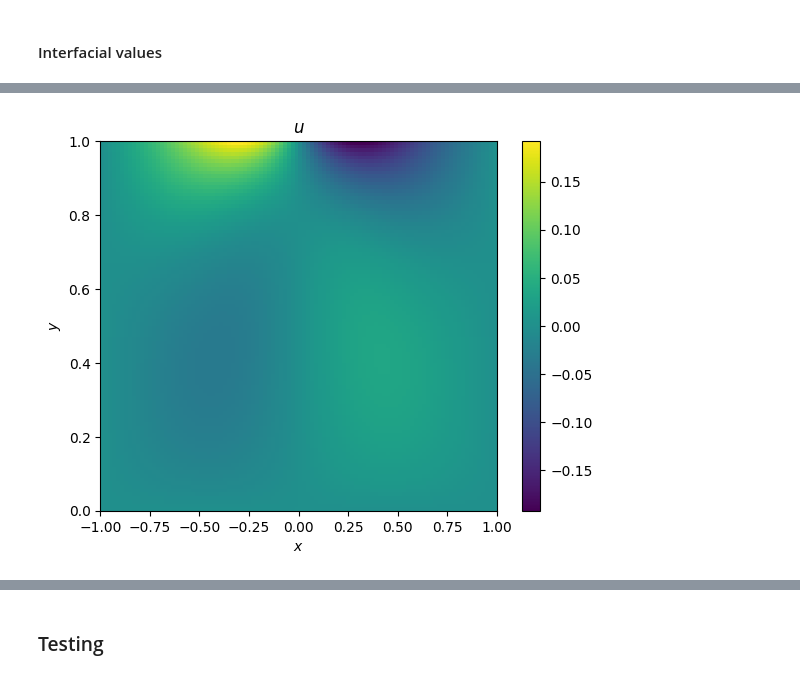
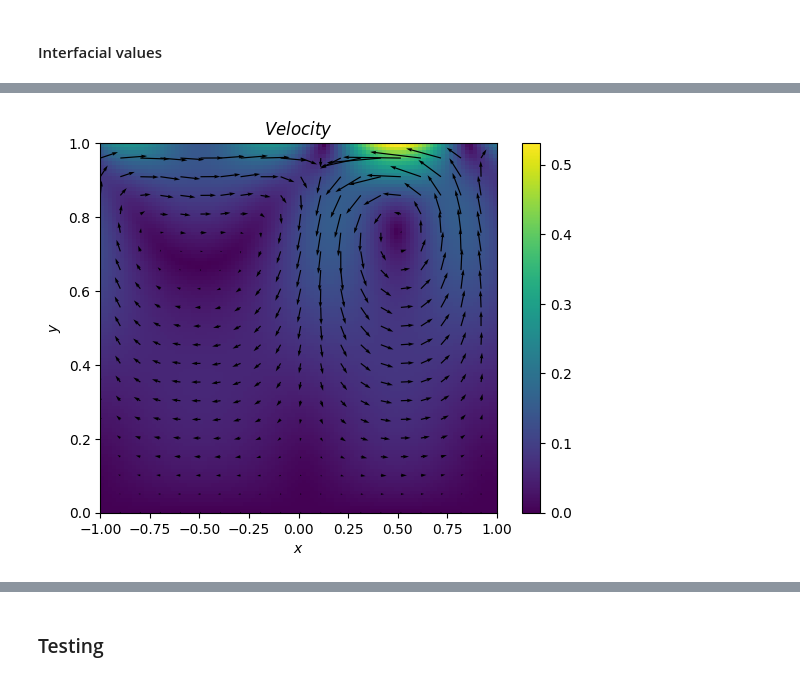
Before and after one commit to NiallOswald/photosurfactant, a Jupyter notebook: notebooks/linearised.ipynb, the cells around one changed output, grey strips where cells are left out. Saved outputs shown, nothing was run; the diff lists cells and outputs as text; code cells hidden in the pictures.

```diff
--- a/notebooks/linearised.ipynb
+++ b/notebooks/linearised.ipynb
@@ -246,7 +237,7 @@ I = np.eye(2)
 # %% [markdown]
 ### Expand Solutions in Terms of Unknown Parameters $\omega \neq 0$
 # %%
-unknowns = ["A_h", "B_h", "C_h", "D_h", "E_h", "F_h", "G_h", "H_h", "gamma_tr_h", "gamma_ci_h", "S_h", "const"]
+unknowns = ["A_h", "B_h", "C_h", "D_h", "E_h", "F_h", "G_h", "H_h", "gamma_tr_h", "gamma_ci_h", "S_h", "J_tr_h", "J_ci_h", "const"]
 
 def to_arr(vals, omega):
     """Converts a dictionary of values to an array."""
@@ -693,14 +744,18 @@ mass_balance_o = lhs - rhs
+# %%
+# Mass balance
+gamma_tr_vec = to_arr_o({"gamma_tr_h": 1})
+gamma_ci_vec = to_arr_o({"gamma_ci_h": 1})
+
+lhs = k_ci * chi_ci * d_c_ci_o(1)
+
+rhs = Pen_ci * (Dam_tr * gamma_tr_vec - Dam_ci * gamma_ci_vec)
+
+mass_balance_o = np.array([lhs - rhs])
 # %%
 # Integral conditions
-gamma_vec = to_arr({
+gamma_vec = to_arr_o({
     "gamma_tr_h": 1,
     "gamma_ci_h": 1,
-}, omega_o)
+})
 
-eq_1 = to_arr({
-    "S_h": c_tr_0(1) + c_ci_0(1),
-}, omega_o)
-eq_2 = np.tensordot(U, i_p_o, axes=1)
-eq_3 = np.sum(eq_2, axis=0)
-
-integral_o = np.array([eq_1 + gamma_vec / (k_tr * chi_tr) + eq_3])
+integral_o = np.array([gamma_vec / (k_tr * chi_tr) + i_c_tr_o() + i_c_ci_o()])
@@ -711,13 +763,10 @@ conserve_mass_o = np.array([to_arr({"S_h": 1}, omega_o)])
 # Collate equations
 sys_o = np.concatenate([
     no_slip_o,
-    normal_stress_o,
-    no_flux_o,
     surf_excess_o,
     tangential_stress_o,
-    mass_balance_o[:1],  # Only apply the first condition
+    mass_balance_o,
     integral_o,
-    conserve_mass_o,
 ], axis=0)[:, :, 0]
 forcing_o = sys_o[:, -1]
 # %%
@@ -844,9 +901,12 @@ plt.show()
 # %%
-plt.imshow(uu[::-1, :].real, extent=[-L, L, 0, 1], aspect="auto")
+plt.quiver(xx[::step], yy[::step], uu[::step, ::step].real, vv[::step, ::step].real)
+
+plt.imshow(np.sqrt(uu[::-1, :].real**2 + vv[::-1, :].real**2), extent=[-L, L, 0, 1], aspect="auto")
 plt.colorbar()
-plt.title(r"$u$")
+
+plt.title(r"$Velocity$")
 plt.xlabel(r"$x$")
 plt.ylabel(r"$y$")
 plt.show()
 # %% [output]
-[figure, old version]
+[figure, new version]
```
Also changed, not shown: parts of 52 cells of this notebook.
